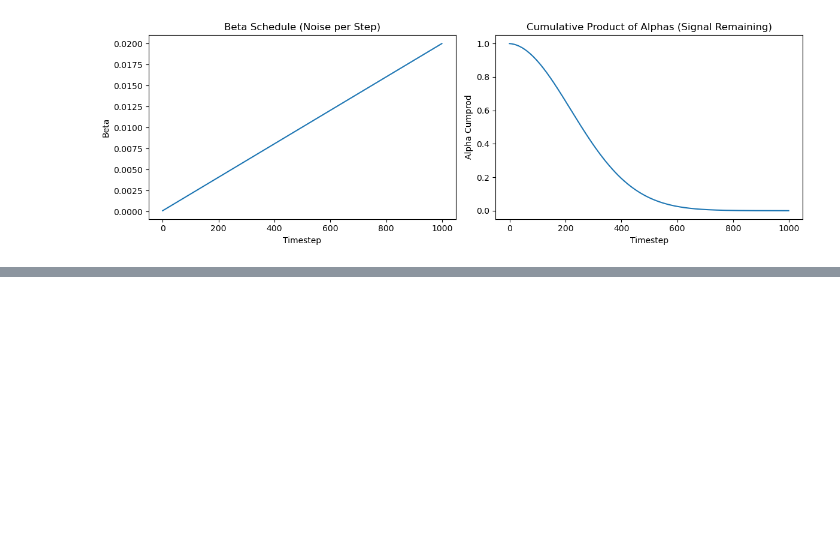
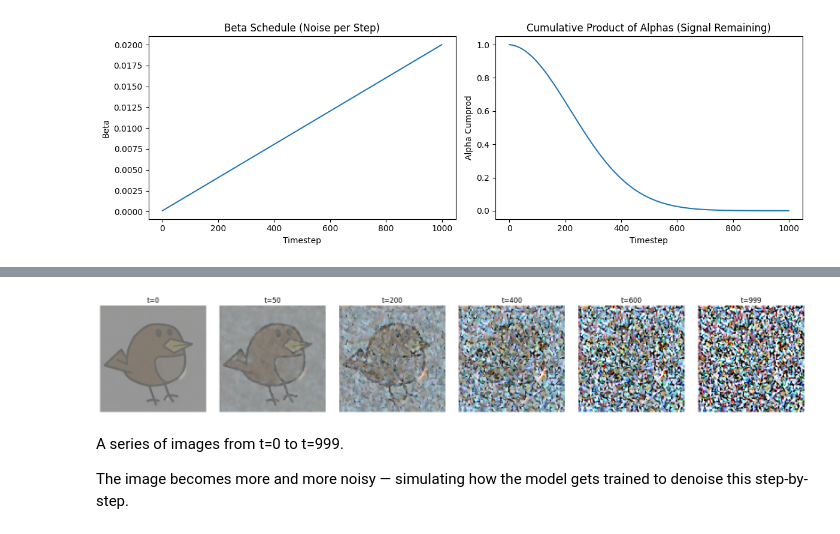
Before and after one commit to albseb511/learn-diffusion, a Jupyter notebook: 1.scheduler/index.ipynb, the cells around one changed output, grey strips where cells are left out. Cells and saved outputs as stored; diff of their text form; code cells hidden in the pictures; blank space fills up the shorter version.

Commit message:
add: scheduler

```diff
--- a/1.scheduler/index.ipynb
+++ b/1.scheduler/index.ipynb
@@ -68,0 +83,9 @@ plt.show()
+# %%
+from diffusers import StableDiffusionPipeline
+
+
+# Load the pipeline (just the scheduler & VAE for now)
+pipe = StableDiffusionPipeline.from_pretrained("/opt/models/base-models/dreamshaper_v4")
+pipe.to("cuda")
+scheduler = pipe.scheduler
+vae = pipe.vae
@@ -68,0 +156,8 @@ plt.show()
+# %%
+def add_noise(latents, noise, timesteps, scheduler):
+    return scheduler.add_noise(latents, noise, timesteps)
+
+# Choose timesteps
+timesteps_to_plot = [0, 50, 200, 400, 600, 999]
+noise = torch.randn_like(latents)
+noised_latents = [add_noise(latents, noise, torch.tensor([t], device="cuda"), scheduler) for t in timesteps_to_plot]
@@ -68,0 +172,24 @@ plt.show()
+# %%
+def decode_latents(latents):
+    latents = 1 / 0.18215 * latents
+    with torch.no_grad():
+        images = vae.decode(latents).sample
+    images = (images / 2 + 0.5).clamp(0, 1)
+    return images.cpu().permute(0, 2, 3, 1).numpy()
+
+decoded_images = [decode_latents(latent)[0] for latent in noised_latents]
+# %%
+plt.figure(figsize=(18, 3))
+for i, img in enumerate(decoded_images):
+    plt.subplot(1, len(decoded_images), i+1)
+    plt.imshow(img)
+    plt.title(f"t={timesteps_to_plot[i]}")
+    plt.axis("off")
+plt.tight_layout()
+plt.show()
+# %% [output]
+[figure, added]
+# %% [markdown]
+A series of images from t=0 to t=999.
+
+The image becomes more and more noisy — simulating how the model gets trained to denoise this step-by-step.
```
Also changed, not shown: parts of 10 cells of this notebook, 1 other file.
